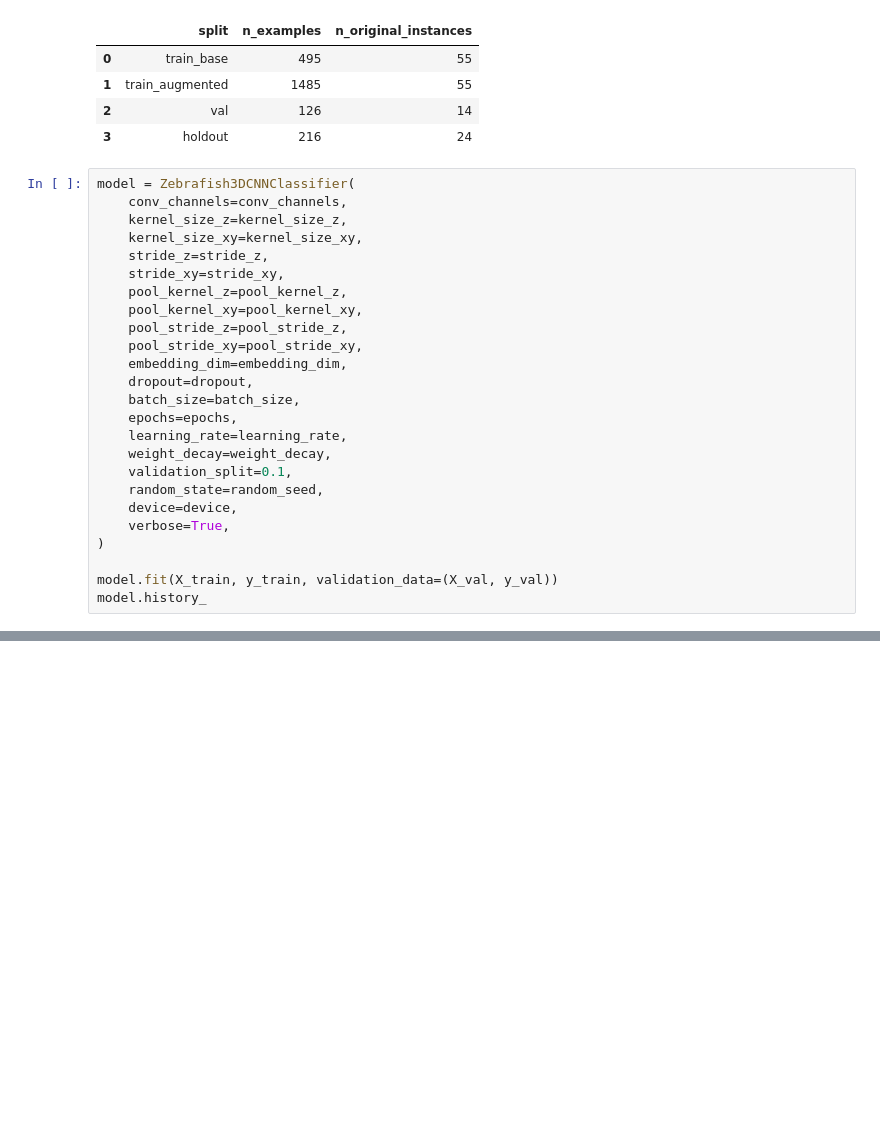
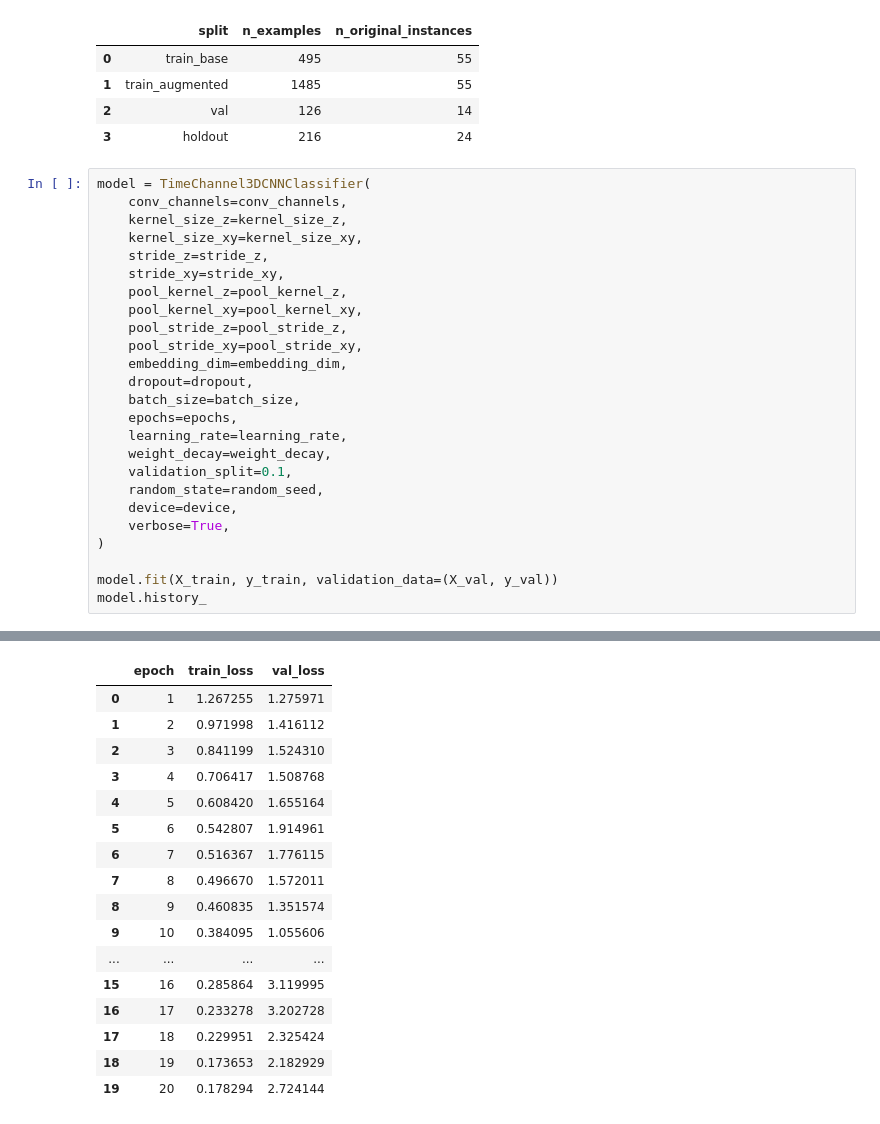
Before and after one commit to fabriziocosta/ZebraFish, a Jupyter notebook: 6_train_3d_cnn_classifier.ipynb, the cells around one changed output, grey strips where cells are left out. Cells and saved outputs as stored; diff of their text form; blank space fills up the shorter version.

```diff
--- a/6_train_3d_cnn_classifier.ipynb
+++ b/6_train_3d_cnn_classifier.ipynb
@@ -163,7 +163,7 @@ display(split_summary_df)
 | 2 | val | 126 | 14 |
 | 3 | holdout | 216 | 24 |
 # %%
-model = Zebrafish3DCNNClassifier(
+model = TimeChannel3DCNNClassifier(
     conv_channels=conv_channels,
     kernel_size_z=kernel_size_z,
     kernel_size_xy=kernel_size_xy,
@@ -204,2 +211,19 @@ epoch 013/020 train_loss=0.3033 val_loss=3.5820 eta=04:10
+|  | epoch | train_loss | val_loss |
+| 0 | 1 | 1.267255 | 1.275971 |
+| 1 | 2 | 0.971998 | 1.416112 |
+| 2 | 3 | 0.841199 | 1.524310 |
+| 3 | 4 | 0.706417 | 1.508768 |
+| 4 | 5 | 0.608420 | 1.655164 |
+| 5 | 6 | 0.542807 | 1.914961 |
+| 6 | 7 | 0.516367 | 1.776115 |
+| 7 | 8 | 0.496670 | 1.572011 |
+| 8 | 9 | 0.460835 | 1.351574 |
+| 9 | 10 | 0.384095 | 1.055606 |
+| ... | ... | ... | ... |
+| 15 | 16 | 0.285864 | 3.119995 |
+| 16 | 17 | 0.233278 | 3.202728 |
+| 17 | 18 | 0.229951 | 2.325424 |
+| 18 | 19 | 0.173653 | 2.182929 |
+| 19 | 20 | 0.178294 | 2.724144 |
 # %%
 plot_training_history(model, title="3D CNN train/validation loss");
```
Also changed, not shown: parts of 5 cells of this notebook, 13 other files.
